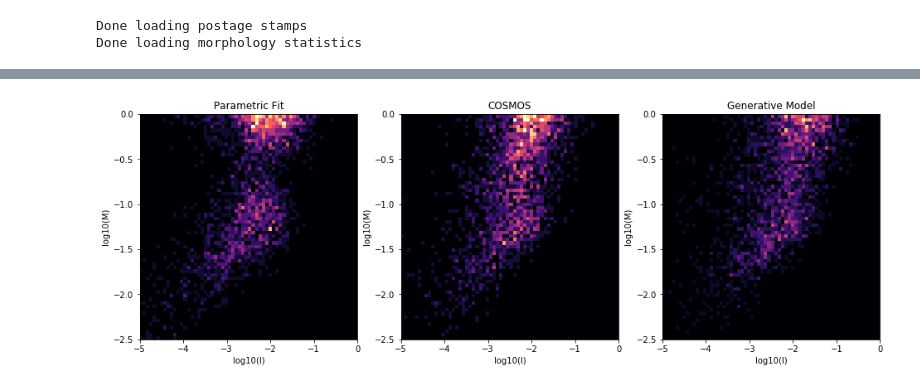
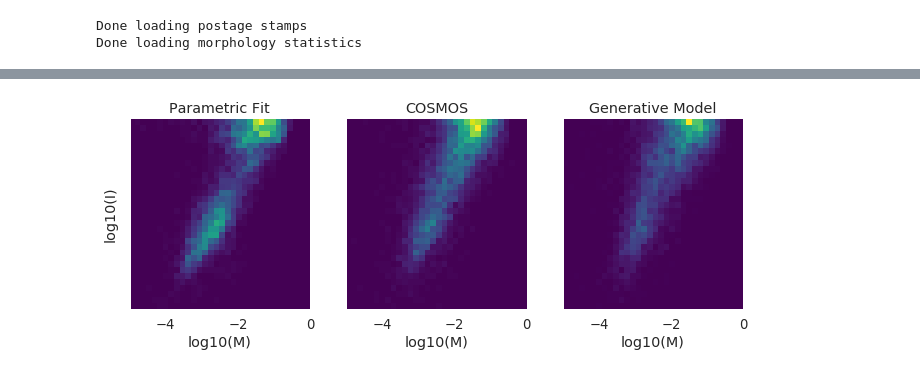
Before and after one commit to McWilliamsCenter/deep_galaxy_models, a Jupyter notebook: Figure_Morphology.ipynb, the cells around one changed output, grey strips where cells are left out. Saved outputs shown, nothing was run; the diff lists cells and outputs as text; code cells hidden in the pictures.

```diff
--- a/Figure_Morphology.ipynb
+++ b/Figure_Morphology.ipynb
@@ -6,7 +6,7 @@ from astropy.stats import mad_std
 # %% [output]
 Populating the interactive namespace from numpy and matplotlib
 # %%
-out_dir = 'results_4thb/'
+out_dir = '/data2/deep_galaxy_models/results_realnvp/'
 
 stamps_path = os.path.join(out_dir, 'postage_stamps.fits')
 cat_real_path = os.path.join(out_dir, 'catalog_real.fits')
@@ -20,12 +20,6 @@ m_real = Table.read(cat_real_path)
 m_mock = Table.read(cat_mock_path)
 m_param = Table.read(cat_param_path)
 print("Done loading morphology statistics")
-
-# Remove offensive objects
-mask = m_real['flag'] & m_mock['flag'] & m_param['flag']
-mask &= m_real['flag_morph'] & m_mock['flag_morph'] & m_param['flag_morph']
-mask &= ~isnan(m_real['M20']) & ~isnan(m_mock['M20']) & ~isnan(m_param['M20'])
-m = mask
 # %% [output]
 Done loading postage stamps
 Done loading morphology statistics
@@ -32 +32,10 @@ Done loading morphology statistics
+# %%
+import seaborn as sns
+sns.set()
+sns.set_style("darkgrid")
+sns.set_context("paper", font_scale=1.5, rc={"lines.linewidth": 2})
+
+creal = plt.cm.viridis(0.1)
+cmock = plt.cm.viridis(0.35)
+cparam = plt.cm.viridis(0.8)
 # %%
@@ -106,25 +118,28 @@ savefig("Figures/Figure_MD.pdf")
 # %%
-figure(figsize=(16,5))
-subplot(131)
+figure(figsize=(11,3.5))
+subplot(131,yticklabels=[])
 m = m_param['flag_morph'] & (m_param['I'] >0) & (m_param['M'] >0)
-hist2d(log10(m_param['M'][m]), log10(m_param['I'][m]),64, range=[[-5,0],[-2.5,0]], cmap='magma');
-ylabel('log10(M)')
-xlabel('log10(I)')
+hist2d(log10(m_param['M'][m]), log10(m_param['I'][m]),32, range=[[-5,0],[-2.5,0]],
+       cmap='viridis',normed=True);
+ylabel('log10(I)')
+xlabel('log10(M)')
 title('Parametric Fit')
 
-subplot(132)
+subplot(132,yticklabels=[])
 m = m_real['flag_morph'] & (m_real['I'] >0)& (m_real['M'] >0)
-hist2d(log10(m_real['M'][m]), log10(m_real['I'][m]),64, range=[[-5,0],[-2.5,0]], cmap='magma');
-ylabel('log10(M)')
-xlabel('log10(I)')
+hist2d(log10(m_real['M'][m]), log10(m_real['I'][m]),32, range=[[-5,0],[-2.5,0]],
+       cmap='viridis',normed=True);
+#ylabel('log10(I)')
+xlabel('log10(M)')
 title('COSMOS')
 
-subplot(133)
+subplot(133,yticklabels=[])
 m = m_mock['flag_morph'] & (m_mock['I'] >0)& (m_mock['M'] >0)
-hist2d(log10(m_mock['M'][m]), log10(m_mock['I'][m]),64, range=[[-5,0],[-2.5,0]], cmap='magma');
-ylabel('log10(M)')
-xlabel('log10(I)')
+hist2d(log10(m_mock['M'][m]), log10(m_mock['I'][m]),32, range=[[-5,0],[-2.5,0]],
+       cmap='viridis',normed=True);
+#ylabel('log10(I)')
+xlabel('log10(M)')
 title('Generative Model')
-savefig("Figures/Figure_MI.pdf")
+savefig("Figures/Figure_MI.pdf", bbox_inches = 'tight', pad_inches = 0)
 # %% [output]
-[figure, old version]
+[figure, new version]
```
Also changed, not shown: parts of 5 cells of this notebook, 6 other files.
